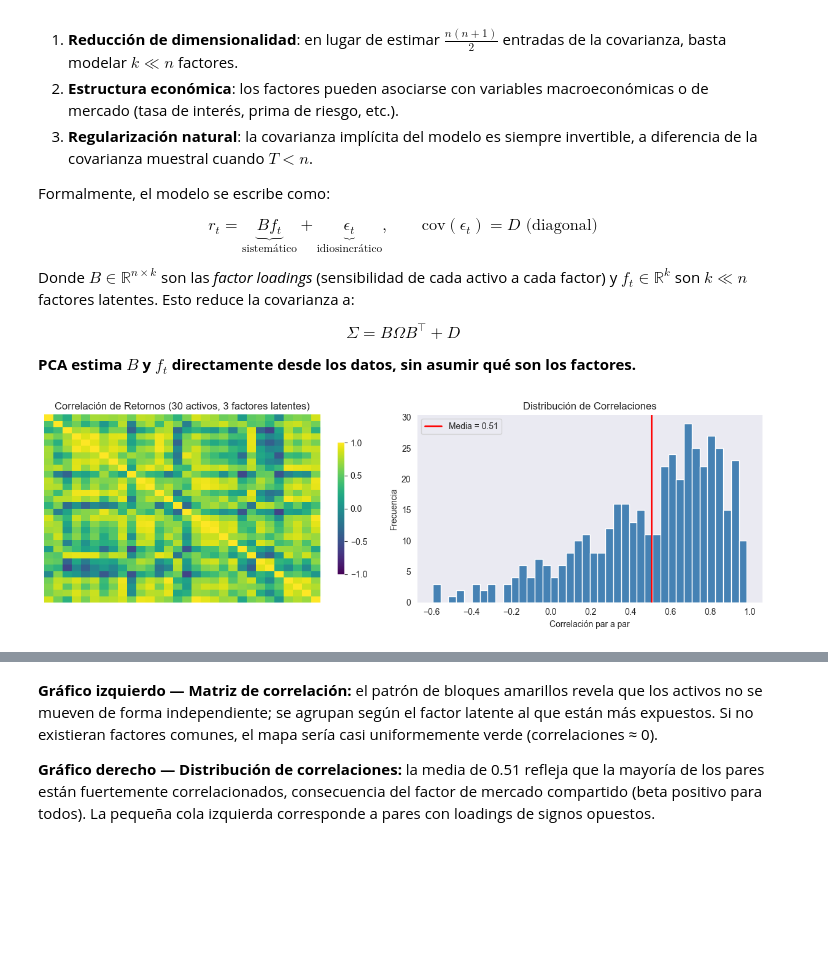
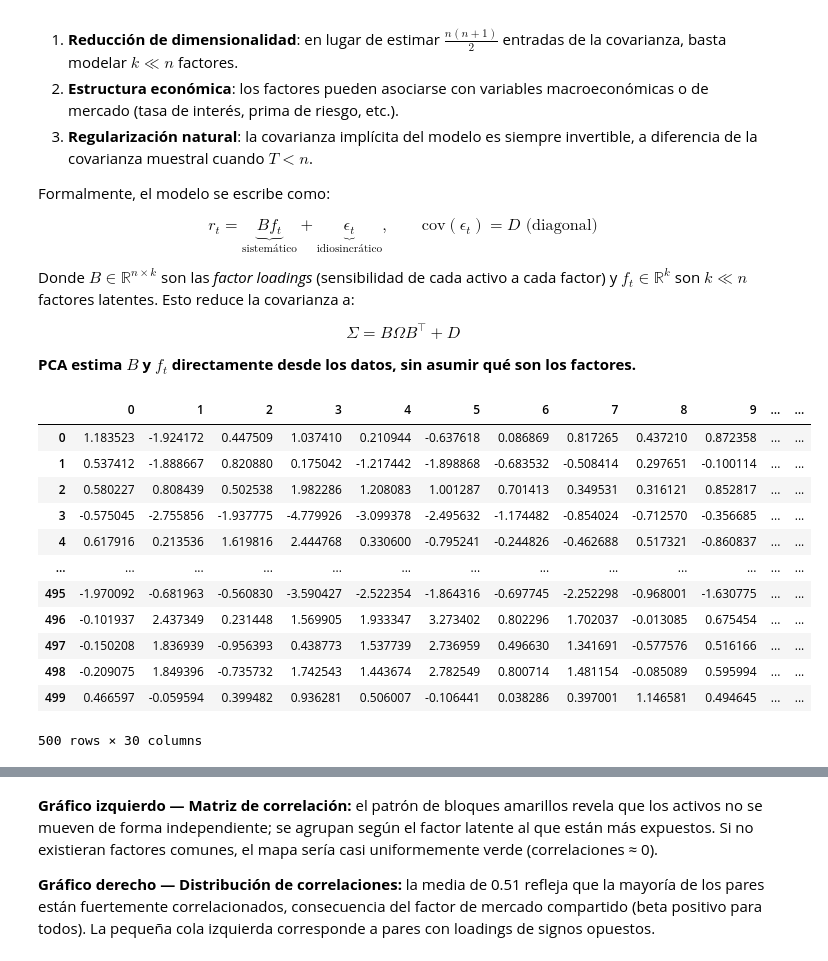
Before and after one commit to anmedinas/ML_Finance, a Jupyter notebook: clase_05/pca.ipynb, the cells around one changed output, grey strips where cells are left out. Cells and saved outputs as stored; diff of their text form; code cells hidden in the pictures; blank space fills up the shorter version.

```diff
--- a/clase_05/pca.ipynb
+++ b/clase_05/pca.ipynb
@@ -78,29 +78,19 @@ epsilon = np.random.randn(T, n) * 0.3
 
 # Retornos observados
 R = F @ B.T + epsilon          # (T, n)
-
-# Visualización: matriz de correlación
-fig, axes = plt.subplots(1, 2, figsize = (12, 4))
-
-corr = pd.DataFrame(R).corr()
-mask = np.zeros_like(corr, dtype = bool)
-mask[np.triu_indices_from(mask, k = 1)] = True
-
-sns.heatmap(corr, ax=axes[0], cmap = 'viridis', vmin = -1, vmax = 1,
-            xticklabels=False, yticklabels=False, cbar_kws={'shrink': 0.7})
-axes[0].set_title('Correlación de Retornos (30 activos, 3 factores latentes)')
-
-# Distribución de correlaciones
-upper_tri = corr.values[np.triu_indices(n, k=1)]
-axes[1].hist(upper_tri, bins = 40, color = 'steelblue', edgecolor = 'white')
-axes[1].axvline(upper_tri.mean(), color = 'red', lw=2,
-                label=f'Media = {upper_tri.mean():.2f}')
-axes[1].set_xlabel('Correlación par a par')
-axes[1].set_ylabel('Frecuencia')
-axes[1].set_title('Distribución de Correlaciones')
-axes[1].legend()
-
-plt.tight_layout()
-plt.show()
-# %% [output]
-[figure, removed]
+# %%
+pd.DataFrame(R)
+# %% [output]
+|  | 0 | 1 | 2 | 3 | 4 | 5 | 6 | 7 | 8 | 9 | ... | ... |
+| 0 | 1.183523 | -1.924172 | 0.447509 | 1.037410 | 0.210944 | -0.637618 | 0.086869 | 0.817265 | 0.437210 | 0.872358 | ... | ... |
+| 1 | 0.537412 | -1.888667 | 0.820880 | 0.175042 | -1.217442 | -1.898868 | -0.683532 | -0.508414 | 0.297651 | -0.100114 | ... | ... |
+| 2 | 0.580227 | 0.808439 | 0.502538 | 1.982286 | 1.208083 | 1.001287 | 0.701413 | 0.349531 | 0.316121 | 0.852817 | ... | ... |
+| 3 | -0.575045 | -2.755856 | -1.937775 | -4.779926 | -3.099378 | -2.495632 | -1.174482 | -0.854024 | -0.712570 | -0.356685 | ... | ... |
+| 4 | 0.617916 | 0.213536 | 1.619816 | 2.444768 | 0.330600 | -0.795241 | -0.244826 | -0.462688 | 0.517321 | -0.860837 | ... | ... |
+| ... | ... | ... | ... | ... | ... | ... | ... | ... | ... | ... | ... | ... |
+| 495 | -1.970092 | -0.681963 | -0.560830 | -3.590427 | -2.522354 | -1.864316 | -0.697745 | -2.252298 | -0.968001 | -1.630775 | ... | ... |
+| 496 | -0.101937 | 2.437349 | 0.231448 | 1.569905 | 1.933347 | 3.273402 | 0.802296 | 1.702037 | -0.013085 | 0.675454 | ... | ... |
+| 497 | -0.150208 | 1.836939 | -0.956393 | 0.438773 | 1.537739 | 2.736959 | 0.496630 | 1.341691 | -0.577576 | 0.516166 | ... | ... |
+| 498 | -0.209075 | 1.849396 | -0.735732 | 1.742543 | 1.443674 | 2.782549 | 0.800714 | 1.481154 | -0.085089 | 0.595994 | ... | ... |
+| 499 | 0.466597 | -0.059594 | 0.399482 | 0.936281 | 0.506007 | -0.106441 | 0.038286 | 0.397001 | 1.146581 | 0.494645 | ... | ... |
+500 rows × 30 columns
```
Also changed, not shown: parts of 8 cells of this notebook, 2 other files.
